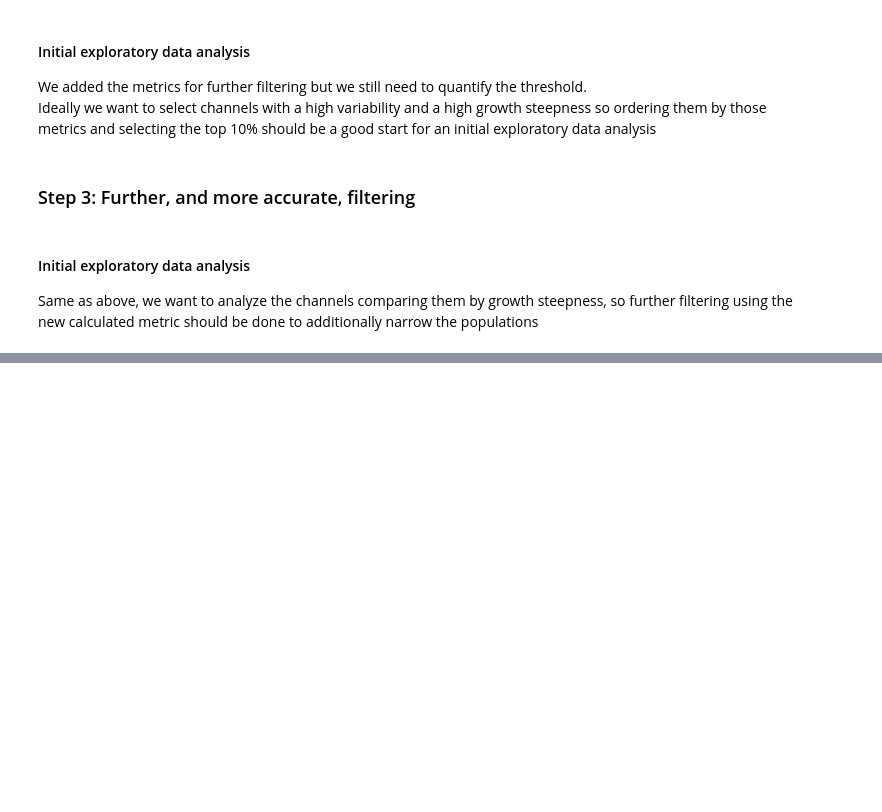
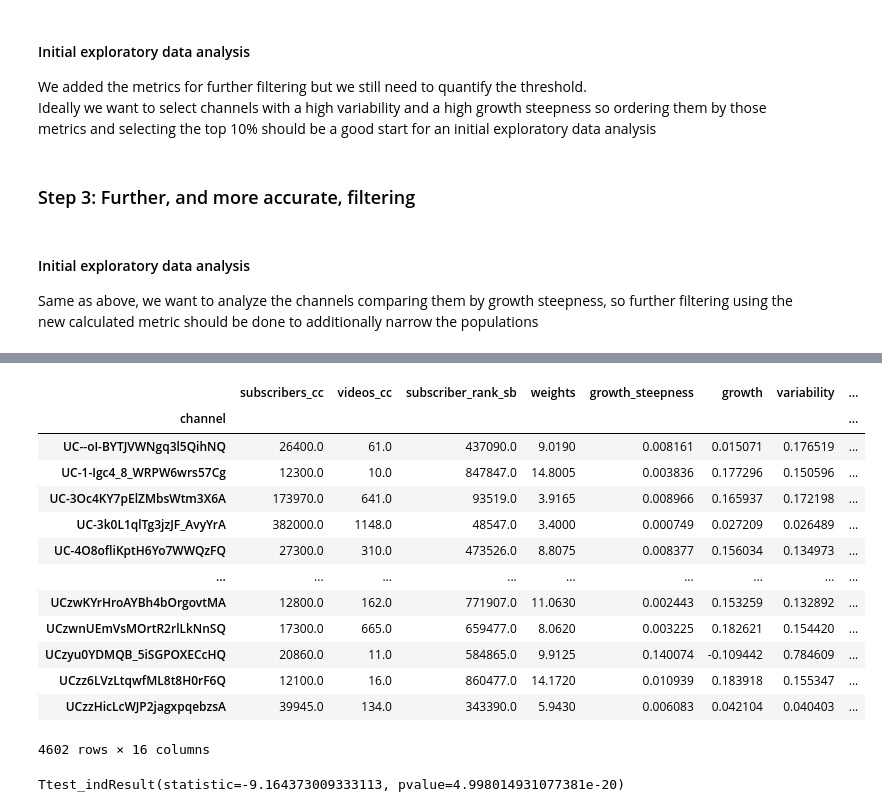
Before and after one commit to epfl-ada/ada-2022-project-adangerousteam, a Jupyter notebook: preprocessing_population_selection.ipynb, the cells around one changed output, grey strips where cells are left out. Saved outputs shown, nothing was run; the diff lists cells and outputs as text; code cells hidden in the pictures; blank space fills up the shorter version.

```diff
--- a/preprocessing_population_selection.ipynb
+++ b/preprocessing_population_selection.ipynb
@@ -81,5 +103,4 @@ growth.head(2)
 delta_max = ts_grouped_by_channel["delta_views"].max()
 
 growth_steepness = delta_max / max_views
-channel_df["growth_steepness"] = growth_steepness
 growth_steepness.head(2)
@@ -151,3 +185,8 @@ lose_fame_sudden_growth = lose_fame_ts.groupby('channel').apply(growth_rate_per_
 # %% [markdown]
 #### Initial exploratory data analysis
 Same as above, we want to analyze the channels comparing them by growth steepness, so further filtering using the new calculated metric should be done to additionally narrow the populations
+# %%
+#adding the sudden growth informations in the channels dataframe
+keep_fame = keep_fame.merge(keep_fame_sudden_growth, on="channel")
+lose_fame = lose_fame.merge(lose_fame_sudden_growth, on="channel")
+lose_fame.head()
@@ -153,0 +258,5 @@ Same as above, we want to analyze the channels comparing them by growth steepnes
+# %%
+#merging the channel datas to the corresponding timeseries
+keep_fame_ts = pd.merge(keep_fame, keep_fame_ts, on="channel")
+lose_fame_ts = pd.merge(lose_fame, lose_fame_ts, on="channel")
+keep_fame_ts.head()
@@ -153,0 +291,27 @@ Same as above, we want to analyze the channels comparing them by growth steepnes
+# %%
+#separating data before and after sudden growth
+ts_lose_before = lose_fame_ts[lose_fame_ts['sudden_growth_date'] > lose_fame_ts['datetime']]
+ts_lose_after = lose_fame_ts[lose_fame_ts['sudden_growth_date'] < lose_fame_ts['datetime']]
+ts_keep_before = keep_fame_ts[keep_fame_ts['sudden_growth_date'] >= keep_fame_ts['datetime']].copy()
+ts_keep_after = keep_fame_ts[keep_fame_ts['sudden_growth_date'] <= keep_fame_ts['datetime']].copy()
+# %%
+#mean of the timeseries datas by channel
+ts_lose_before.groupby(['channel']).mean()
+ts_lose_after.groupby(['channel']).mean()
+ts_keep_before.groupby(['channel']).mean()
+ts_keep_after.groupby(['channel']).mean()
+# %% [output]
+|  | subscribers_cc | videos_cc | subscriber_rank_sb | weights | growth_steepness | growth | variability | ... |
+| channel |  |  |  |  |  |  |  | ... |
+| UC--oI-BYTJVWNgq3l5QihNQ | 26400.0 | 61.0 | 437090.0 | 9.0190 | 0.008161 | 0.015071 | 0.176519 | ... |
+| UC-1-Igc4_8_WRPW6wrs57Cg | 12300.0 | 10.0 | 847847.0 | 14.8005 | 0.003836 | 0.177296 | 0.150596 | ... |
+| UC-3Oc4KY7pElZMbsWtm3X6A | 173970.0 | 641.0 | 93519.0 | 3.9165 | 0.008966 | 0.165937 | 0.172198 | ... |
+| UC-3k0L1qlTg3jzJF_AvyYrA | 382000.0 | 1148.0 | 48547.0 | 3.4000 | 0.000749 | 0.027209 | 0.026489 | ... |
+| UC-4O8ofliKptH6Yo7WWQzFQ | 27300.0 | 310.0 | 473526.0 | 8.8075 | 0.008377 | 0.156034 | 0.134973 | ... |
+| ... | ... | ... | ... | ... | ... | ... | ... | ... |
+| UCzwKYrHroAYBh4bOrgovtMA | 12800.0 | 162.0 | 771907.0 | 11.0630 | 0.002443 | 0.153259 | 0.132892 | ... |
+| UCzwnUEmVsMOrtR2rlLkNnSQ | 17300.0 | 665.0 | 659477.0 | 8.0620 | 0.003225 | 0.182621 | 0.154420 | ... |
+| UCzyu0YDMQB_5iSGPOXECcHQ | 20860.0 | 11.0 | 584865.0 | 9.9125 | 0.140074 | -0.109442 | 0.784609 | ... |
+| UCzz6LVzLtqwfML8t8H0rF6Q | 12100.0 | 16.0 | 860477.0 | 14.1720 | 0.010939 | 0.183918 | 0.155347 | ... |
+| UCzzHicLcWJP2jagxpqebzsA | 39945.0 | 134.0 | 343390.0 | 5.9430 | 0.006083 | 0.042104 | 0.040403 | ... |
+4602 rows × 16 columns
@@ -153,0 +328,8 @@ Same as above, we want to analyze the channels comparing them by growth steepnes
+# %%
+#statistics on activity before and after
+import scipy.stats as scs
+
+scs.ttest_ind(channel_lose_before['activity'], channel_lose_after['activity'])
+scs.ttest_ind(channel_keep_before['activity'], channel_keep_after['activity'])
+# %% [output]
+Ttest_indResult(statistic=-9.164373009333113, pvalue=4.998014931077381e-20)
```
Also changed, not shown: parts of 19 cells of this notebook.
